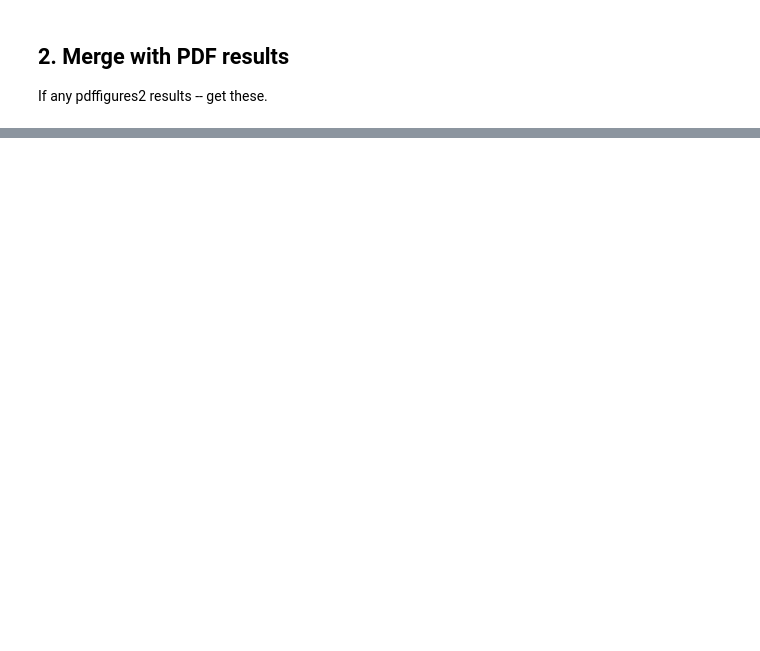
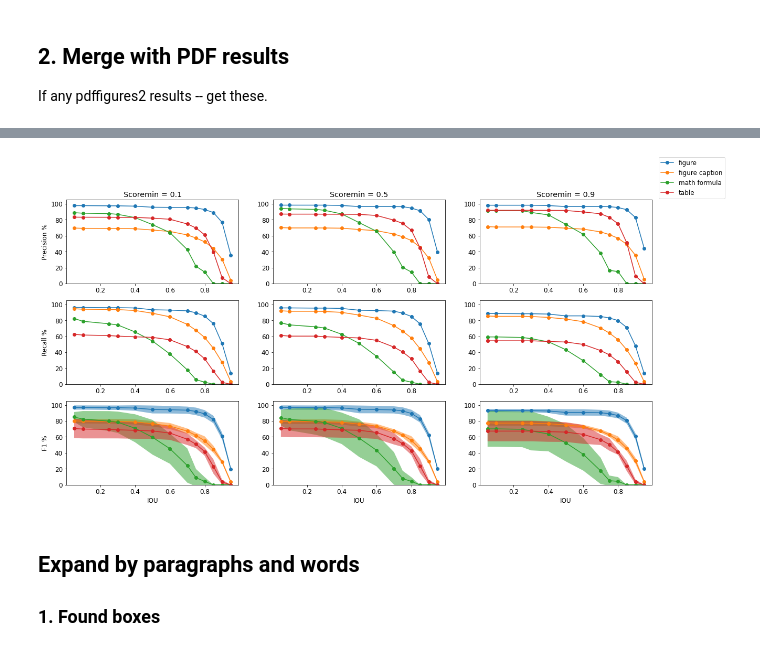
Before and after one commit to ReadingTimeMachine/figure_and_caption_extraction, a Jupyter notebook: explore_calculate_metrics.ipynb, the cells around one changed output, grey strips where cells are left out. Drawn from its saved outputs; the diff is of its cells as text; code cells hidden in the pictures; blank space fills up the shorter version.

```diff
--- a/explore_calculate_metrics.ipynb
+++ b/explore_calculate_metrics.ipynb
@@ -578,0 +667,38 @@ F1              94.6+/-2.1%     84.9+/-2.9%     52.6+/-22.6%    67.9+/-11.9%
+# %%
+if len(scoreminVec) == 1:
+    fig, ax = plt.subplots(3,len(scoreminVec),  figsize=(10,10))
+    ax = np.array([ax,ax]).T
+else:
+    fig, ax = plt.subplots(3,len(scoreminVec),  figsize=(20,10))
+
+ps = []
+for i in range(len(scoreminVec)):
+    for k in range(len(LABELS)): p1, = ax[0][i].plot(iouvec,precision[k,i,:],'o-')
+    ps.append(p1)
+    ax[0][i].set_title('Scoremin = '+str(scoreminVec[i]))
+    ax[0][0].set_ylabel('Precision %')
+    ax[0][i].set_ylim(0,105)
+
+    for k in range(len(LABELS)): ax[1][i].plot(iouvec,recall[k,i,:], 'o-')
+    ax[1][0].set_ylabel('Recall %')
+    ax[1][i].set_ylim(0,105)
+
+    for k in range(len(LABELS)):
+        ax[2][i].plot(iouvec,f1[k,i,:], 'o-')
+        # include stddev
+        ax[2][i].fill_between(iouvec, f1[k,i,:]-f1_std[k,i,:], f1[k,i,:]+f1_std[k,i,:], alpha=0.5)
+
+    ax[2][0].set_ylabel('F1 %')
+    ax[2][i].set_ylim(0,105)
+
+    ax[-1][i].set_xlabel('IOU')
+
+fig.legend(ps, labels=LABELS)
+matplotlib.rcParams.update({'font.size': 12})
+plt.show()
+# %% [output]
+[figure, added]
+# %% [markdown]
+## Expand by paragraphs and words
+
+### 1. Found boxes
```
Also changed, not shown: parts of 61 cells of this notebook, 1 other file.
